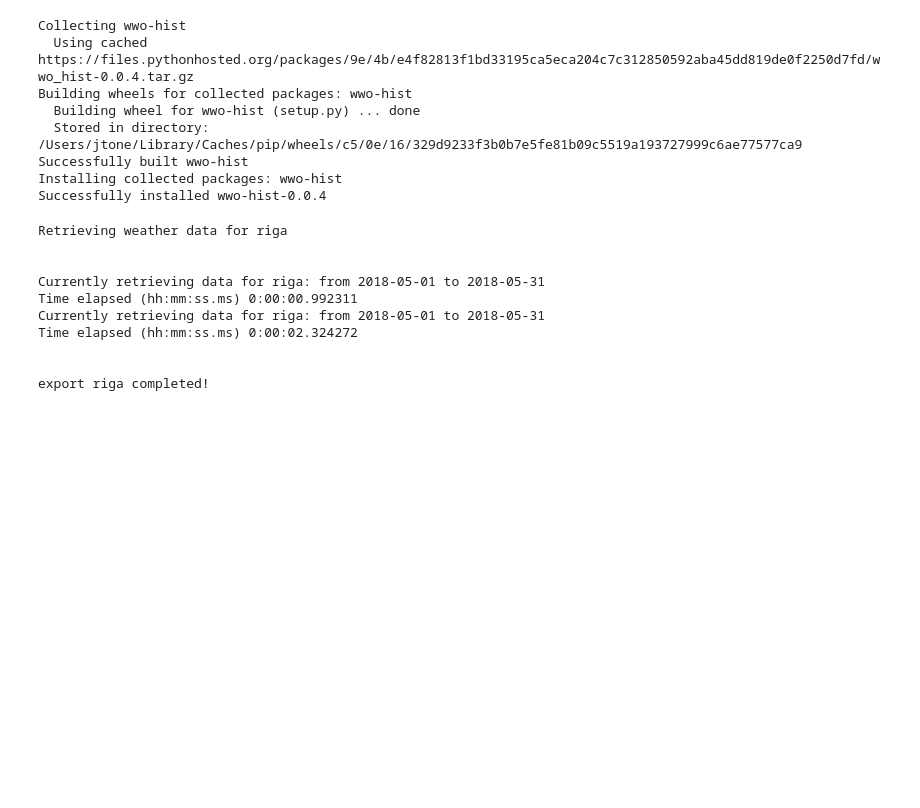
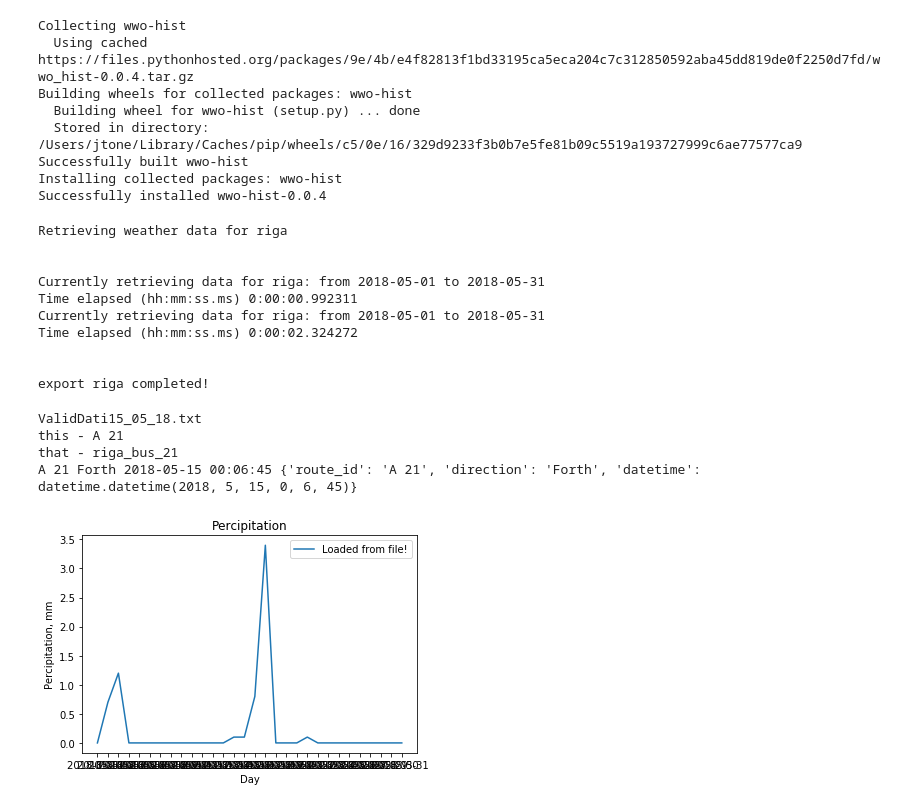
Before and after one commit to bloxey/pysem-2019, a Jupyter notebook: riga_public_transportaion_x_weather.ipynb, the cells around one changed output. Saved outputs shown, nothing was run; the diff lists cells and outputs as text; code cells hidden in the pictures; blank space fills up the shorter version.

```diff
--- a/riga_public_transportaion_x_weather.ipynb
+++ b/riga_public_transportaion_x_weather.ipynb
@@ -42,0 +46,46 @@ export riga completed!
+# %%
+# get and convert validation data into usable format
+# os.chdir("py-project")
+# print(os.getcwd())
+work_dir = "RS_open_data/validacijudati05_2018/"
+
+files = os.listdir(work_dir)
+
+# validations.clear()
+validations = []
+
+for file in files:
+    print(file)
+    with open(work_dir + file) as csv_file:
+        csv_reader = csv.reader(csv_file, delimiter=',')
+
+        next(csv_reader)
+        for row in csv_reader:
+            # format route_id
+            print("this - " + row[5])
+            row[5].replace("A ", "riga_bus_")
+            route = row[5]
+            route = row[5].replace('Tr ', 'riga_trol_')
+            route = row[5].replace('Tm ', 'riga_tram_')
+            print("that - " + row[5].replace('A ', 'riga_bus_'))
+
+            # format direction
+            direction = row[6].replace('Forth', 'a_b')
+            direction = row[6].replace('Back', 'b_a')
+
+            # get datetime
+            time = datetime.strptime(row[8], '%d.%m.%Y %H:%M:%S')
+
+            validation = {"route_id":route,
+                          "direction":direction,
+                          "datetime":time}
+            print(route, direction, time, validation)
+            break
+            validations.append(validation)
+        break
+# print(validations[0])
+# %% [output]
+ValidDati15_05_18.txt
+this - A 21
+that - riga_bus_21
+A 21 Forth 2018-05-15 00:06:45 {'route_id': 'A 21', 'direction': 'Forth', 'datetime': datetime.datetime(2018, 5, 15, 0, 6, 45)}
@@ -42,0 +96,20 @@ export riga completed!
+# %%
+x = []
+percip = []
+
+
+with open('wwo_data/riga.csv','r') as csvfile:
+    plots = csv.reader(csvfile, delimiter=',')
+    next(csvfile, None) # skip labels
+    for row in plots:
+        x.append(row[0])
+        percip.append(float(row[19]))
+
+plt.plot(x,percip, label='Loaded from file!')
+plt.xlabel('Day')
+plt.ylabel('Percipitation, mm')
+plt.title('Percipitation')
+plt.legend()
+plt.show()
+# %% [output]
+[figure, added]
```
Also changed, not shown: parts of 12 cells of this notebook, 8 other files.
